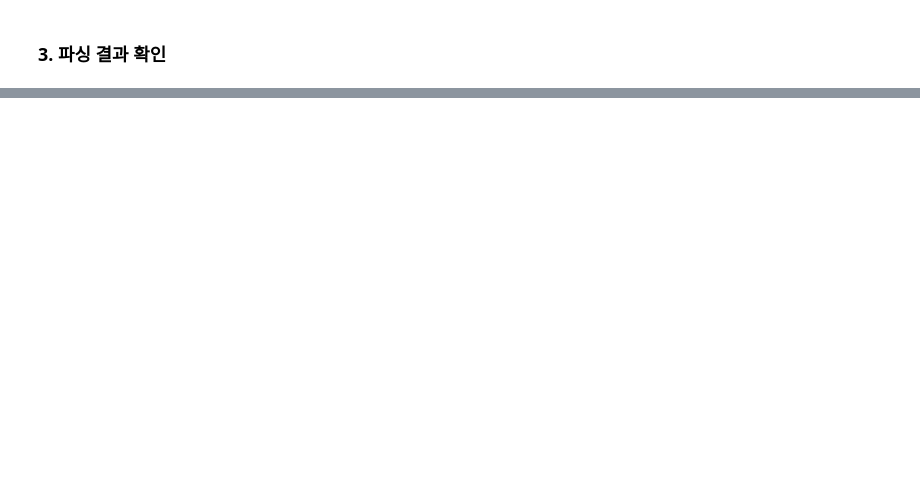
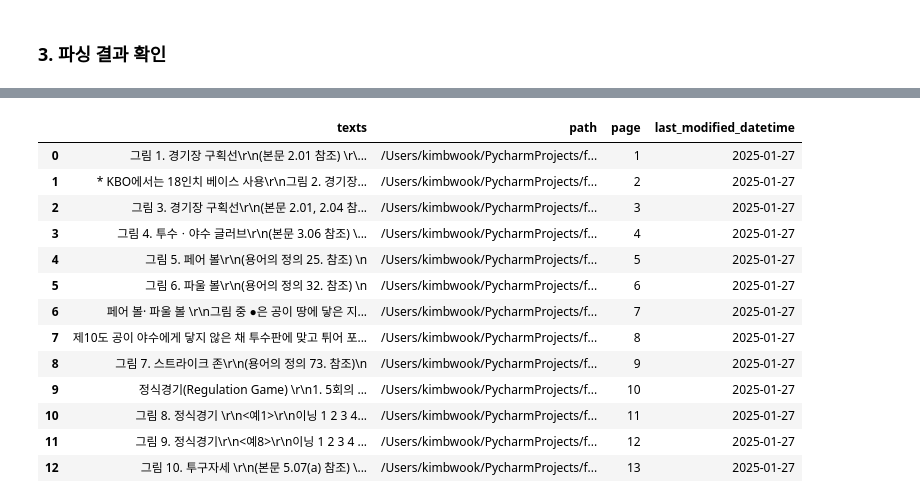
Before and after one commit to Auto-RAG/fast-campus, a Jupyter notebook: notebook/최종 실습/파싱.ipynb, the cells around one changed output, grey strips where cells are left out. Saved outputs shown, nothing was run; the diff lists cells and outputs as text; code cells hidden in the pictures; blank space fills up the shorter version.

```diff
--- a/notebook/최종 실습/파싱 및 청킹.ipynb
+++ b/notebook/최종 실습/파싱.ipynb
@@ -242,0 +326,6 @@ parser.start_parsing(yaml_path)
+# %%
+from autorag.parser import Parser
+
+pics_glob = os.path.join(data_dir, 'pics', '*')
+pics_project_dir = os.path.join(root_dir, 'autorag_project', 'final', 'parse', 'pics')
+pics_parser = Parser(data_path_glob=pics_glob, project_dir=pics_project_dir)
@@ -246,0 +349,5 @@ parser.start_parsing(yaml_path)
+# %%
+import pandas as pd
+
+pics = pd.read_parquet(os.path.join(pics_project_dir, 'parsed_result.parquet'))
+pics_texts = pics['texts'].tolist()
@@ -246,0 +378,17 @@ parser.start_parsing(yaml_path)
+# %%
+pics
+# %% [output]
+|  | texts | path | page | last_modified_datetime |
+| 0 | 그림 1. 경기장 구획선\r\n(본문 2.01 참조) \r\... | /Users/kimbwook/PycharmProjects/f... | 1 | 2025-01-27 |
+| 1 | * KBO에서는 18인치 베이스 사용\r\n그림 2. 경기장... | /Users/kimbwook/PycharmProjects/f... | 2 | 2025-01-27 |
+| 2 | 그림 3. 경기장 구획선\r\n(본문 2.01, 2.04 참... | /Users/kimbwook/PycharmProjects/f... | 3 | 2025-01-27 |
+| 3 | 그림 4. 투수ㆍ야수 글러브\r\n(본문 3.06 참조) \... | /Users/kimbwook/PycharmProjects/f... | 4 | 2025-01-27 |
+| 4 | 그림 5. 페어 볼\r\n(용어의 정의 25. 참조) \n | /Users/kimbwook/PycharmProjects/f... | 5 | 2025-01-27 |
+| 5 | 그림 6. 파울 볼\r\n(용어의 정의 32. 참조) \n | /Users/kimbwook/PycharmProjects/f... | 6 | 2025-01-27 |
+| 6 | 페어 볼· 파울 볼 \r\n그림 중 ●은 공이 땅에 닿은 지... | /Users/kimbwook/PycharmProjects/f... | 7 | 2025-01-27 |
+| 7 | 제10도 공이 야수에게 닿지 않은 채 투수판에 맞고 튀어 포... | /Users/kimbwook/PycharmProjects/f... | 8 | 2025-01-27 |
+| 8 | 그림 7. 스트라이크 존\r\n(용어의 정의 73. 참조)\n | /Users/kimbwook/PycharmProjects/f... | 9 | 2025-01-27 |
+| 9 | 정식경기(Regulation Game) \r\n1. 5회의 ... | /Users/kimbwook/PycharmProjects/f... | 10 | 2025-01-27 |
+| 10 | 그림 8. 정식경기 \r\n<예1>\r\n이닝 1 2 3 4... | /Users/kimbwook/PycharmProjects/f... | 11 | 2025-01-27 |
+| 11 | 그림 9. 정식경기\r\n<예8>\r\n이닝 1 2 3 4 ... | /Users/kimbwook/PycharmProjects/f... | 12 | 2025-01-27 |
+| 12 | 그림 10. 투구자세 \r\n(본문 5.07(a) 참조) \... | /Users/kimbwook/PycharmProjects/f... | 13 | 2025-01-27 |
```
Also changed, not shown: parts of 21 cells of this notebook, 18 other files.
